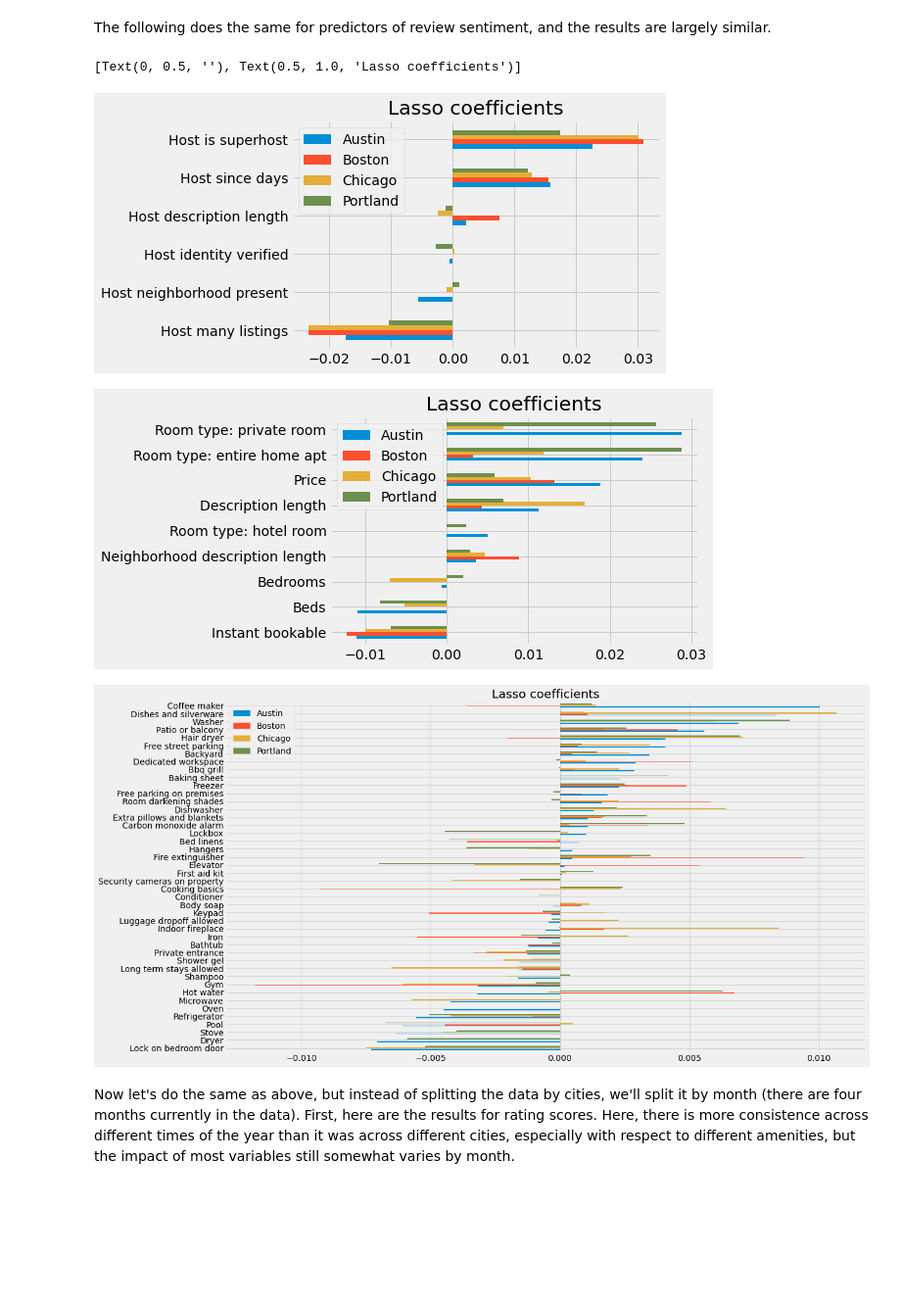
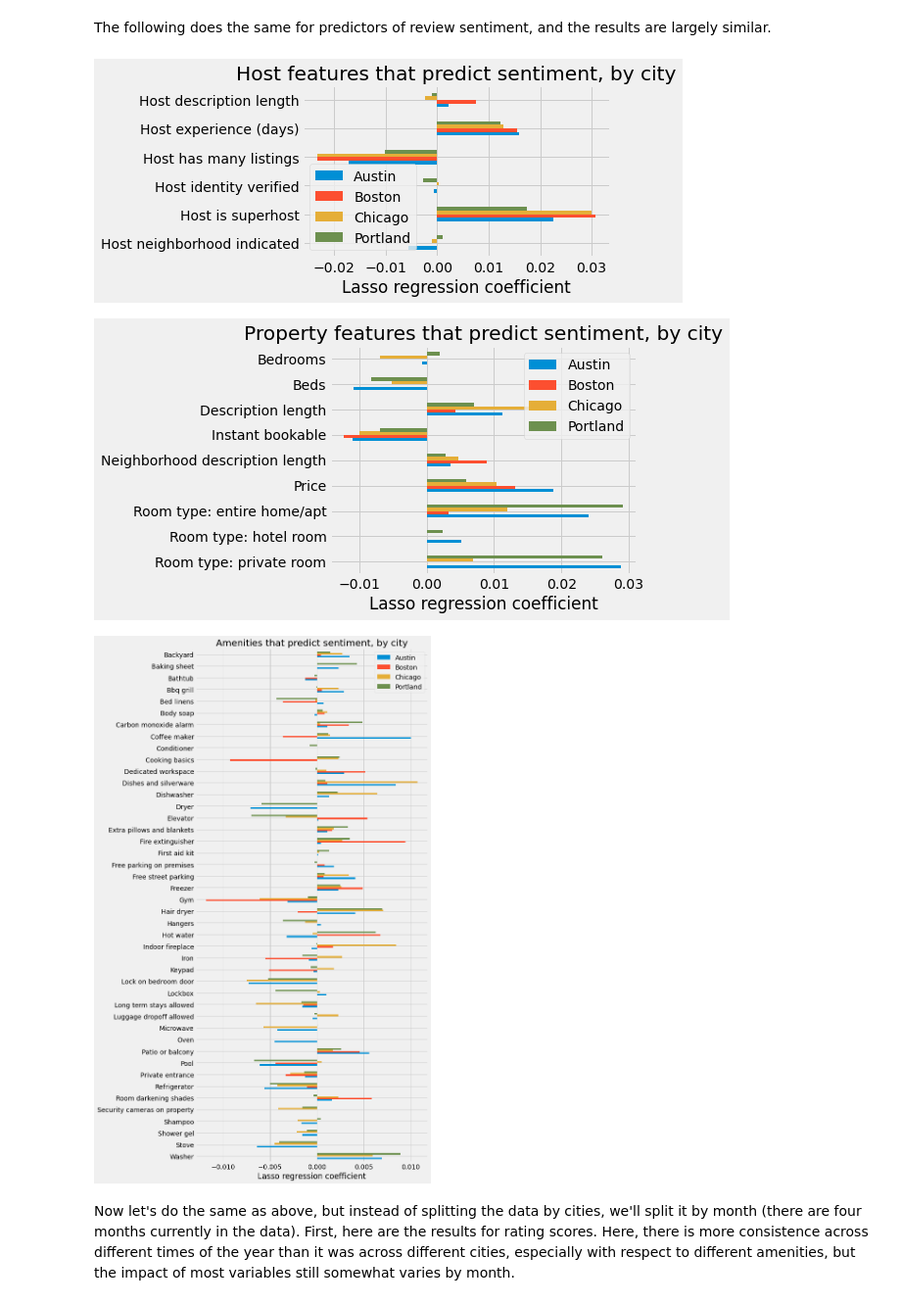
Before and after one commit to shirikov/airbnb_data, a Jupyter notebook: airbnb_analysis_all.ipynb, the cells around one changed output. Shown at 98% size. Cells and saved outputs as stored; diff of their text form; code cells hidden in the pictures; blank space fills up the shorter version.

```diff
--- a/airbnb_analysis_all.ipynb
+++ b/airbnb_analysis_all.ipynb
@@ -464,41 +540,15 @@ plot_coefs.set(ylabel='', title='Lasso coefficients for amenities')
 # %% [markdown]
 The following does the same for predictors of review sentiment, and the results are largely similar.
-# %%
-sent_coefs_a = run_lasso('rev_sent', 'austin', show_r2_alpha=False)
-sent_coefs_b = run_lasso('rev_sent', 'boston', show_r2_alpha=False)
-sent_coefs_c = run_lasso('rev_sent', 'chicago', show_r2_alpha=False)
-sent_coefs_p = run_lasso('rev_sent', 'portland', show_r2_alpha=False)
-
-dfs = [df.set_index(['feature', 'predictor_label',
-                     'predictor_type']) for df in [sent_coefs_a,
-                                                   sent_coefs_b,
-                                                   sent_coefs_c,
-                                                   sent_coefs_p]]
-all_coefs_cities_sent = pd.concat(dfs, axis=1).reset_index()
-all_coefs_cities_sent.columns.values[[3, 4, 5, 6]] = ['Austin', 'Boston',
-                                                      'Chicago', 'Portland']
-all_coefs_cities_sent = all_coefs_cities_sent.set_index('predictor_label')
-all_coefs_cities_sent = all_coefs_cities_sent.sort_values(by=['Austin'])
-
-# Plots
-plot_coefs = all_coefs_cities_sent[
-    all_coefs_cities_sent.predictor_type == 'Host'
-    ].plot.barh()
-plot_coefs.set(ylabel='', title='Lasso coefficients for host features')
-
-plot_coefs = all_coefs_cities_sent[
-    all_coefs_cities_sent.predictor_type == 'Property features'
-    ].plot.barh()
-plot_coefs.set(ylabel='', title='Lasso coefficients for property features')
-
-plot_coefs = all_coefs_cities_sent[
-    all_coefs_cities_sent.predictor_type == 'Amenity'
-    ].plot.barh(figsize=[17,10])
-plot_coefs.set(ylabel='', title='Lasso coefficients for amenities')
-# %% [output]
-[Text(0, 0.5, ''), Text(0.5, 1.0, 'Lasso coefficients')]
-[figure, removed]
-[figure, removed]
-[figure, removed]
+# %%
+barplot_subsample(sent_coefs_by_city, 'Host',
+                  'Host features that predict sentiment, by city')
+barplot_subsample(sent_coefs_by_city, 'Property features',
+                  'Property features that predict sentiment, by city')
+barplot_subsample(sent_coefs_by_city, 'Property amenities',
+                  'Amenities that predict sentiment, by city')
+# %% [output]
+[figure, added]
+[figure, added]
+[figure, added]
 # %% [markdown]
 Now let's do the same as above, but instead of splitting the data by cities, we'll split it by month (there are four months currently in the data). First, here are the results for rating scores. Here, there is more consistence across different times of the year than it was across different cities, especially with respect to different amenities, but the impact of most variables still somewhat varies by month.
```
Also changed, not shown: parts of 18 cells of this notebook, 1 other file.
